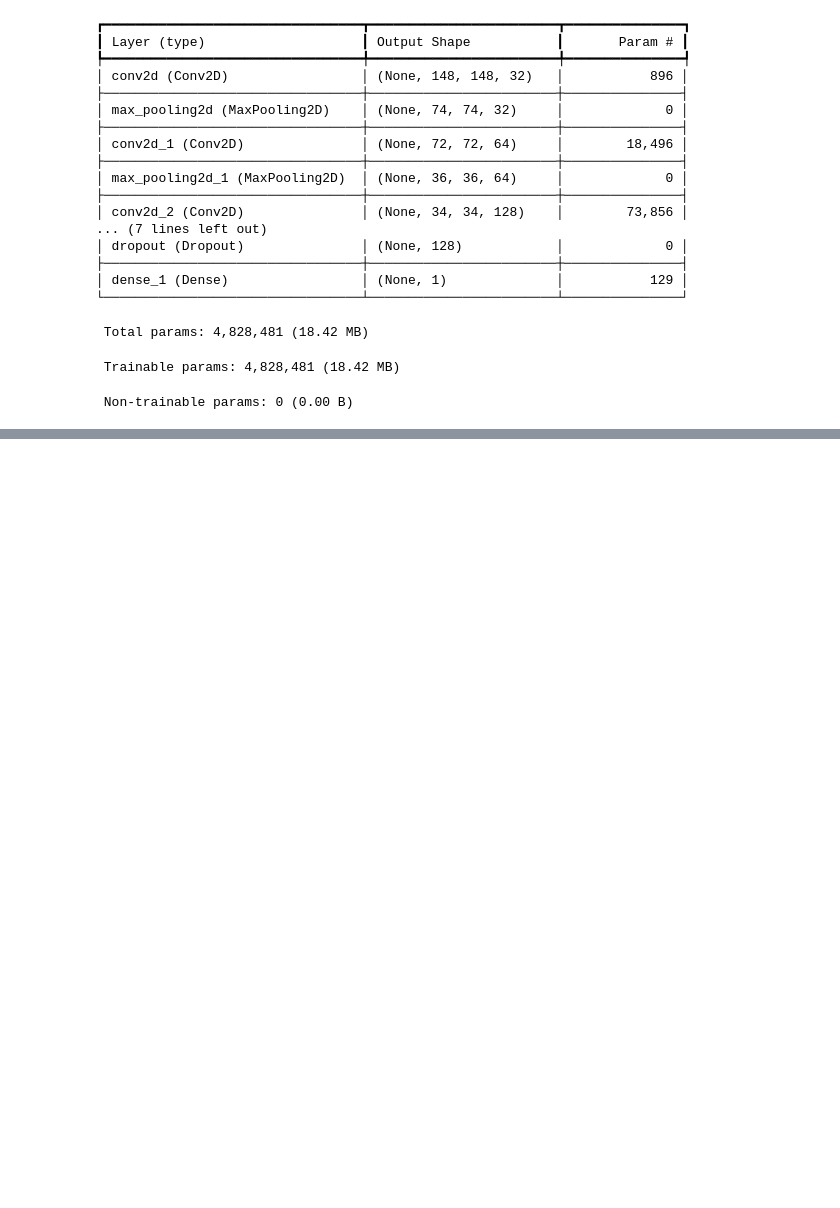
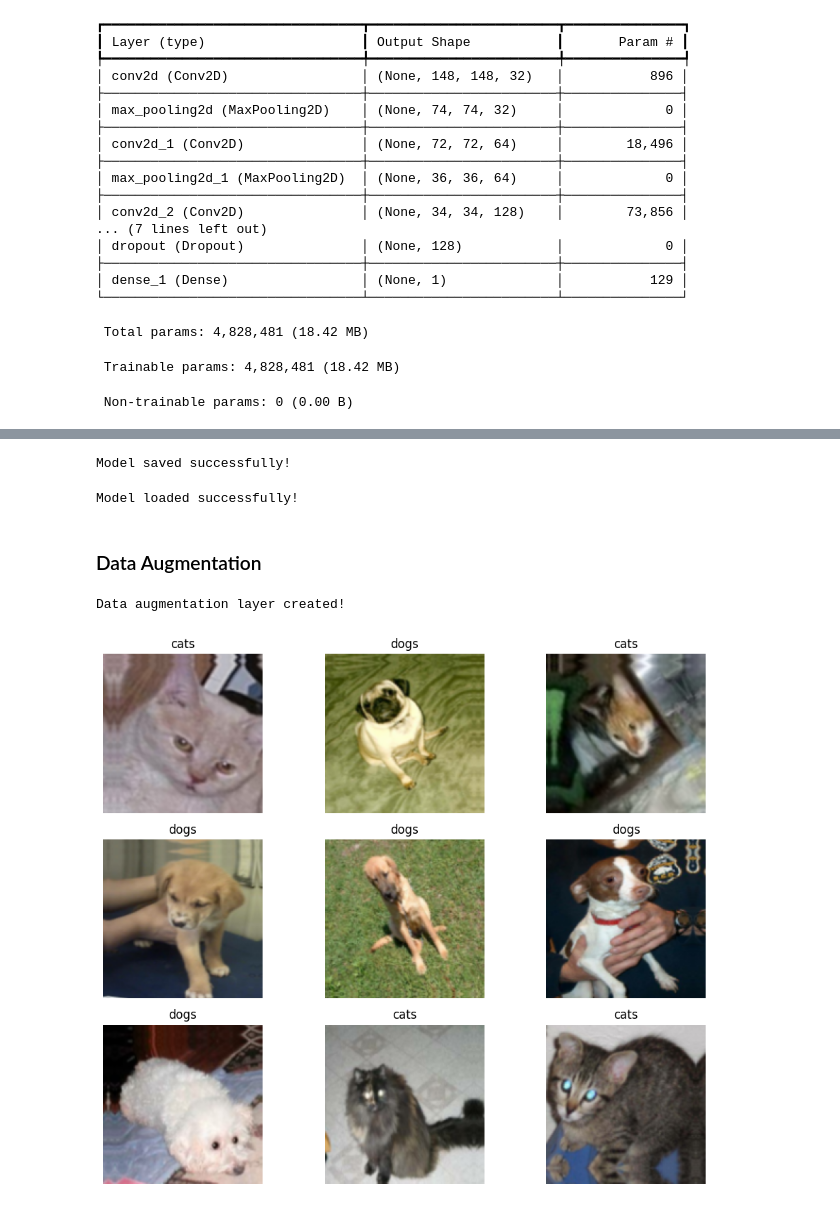
Before and after one commit to ali-liyakat/100_days_Deep_Learning, a Jupyter notebook: 06_CNN/07_Dog_vs_Cat.ipynb, the cells around one changed output, grey strips where cells are left out. Cells and saved outputs as stored; diff of their text form; code cells hidden in the pictures; blank space fills up the shorter version.

Commit message:
Add data augmentation to Dogs vs Cats CNN

```diff
--- a/06_CNN/07_Dog_vs_Cat.ipynb
+++ b/06_CNN/07_Dog_vs_Cat.ipynb
@@ -306,0 +315,60 @@ Dog probability: 0.0000
+# %%
+model.save("dogs_vs_cats_cnn.keras")
+
+print("Model saved successfully!")
+# %% [output]
+Model saved successfully!
+# %%
+from tensorflow.keras.models import load_model
+
+loaded_model = load_model("dogs_vs_cats_cnn.keras")
+
+print("Model loaded successfully!")
+# %% [output]
+Model loaded successfully!
+# %% [markdown]
+### Data Augmentation
+# %%
+import tensorflow as tf
+from tensorflow.keras import layers, models
+
+data_augmentation = models.Sequential([
+    layers.RandomFlip("horizontal"),
+    layers.RandomRotation(0.1),
+    layers.RandomZoom(0.1),
+    layers.RandomTranslation(
+        height_factor=0.1,
+        width_factor=0.1
+    )
+], name="data_augmentation")
+
+print("Data augmentation layer created!")
+# %% [output]
+Data augmentation layer created!
+# %%
+import matplotlib.pyplot as plt
+import tensorflow as tf
+
+class_names = ["cats", "dogs"]
+
+images, labels = next(iter(train_ds))
+
+plt.figure(figsize=(10, 8))
+
+for i in range(9):
+    augmented_image = data_augmentation(
+        tf.expand_dims(images[i], axis=0),
+        training=True
+    )[0]
+
+    plt.subplot(3, 3, i + 1)
+    plt.imshow(tf.clip_by_value(augmented_image, 0, 1))
+
+    label = int(labels[i].numpy()[0])
+    plt.title(class_names[label])
+    plt.axis("off")
+
+plt.tight_layout()
+plt.show()
+# %% [output]
+[figure, added]
```
Also changed, not shown: parts of 19 cells of this notebook.
